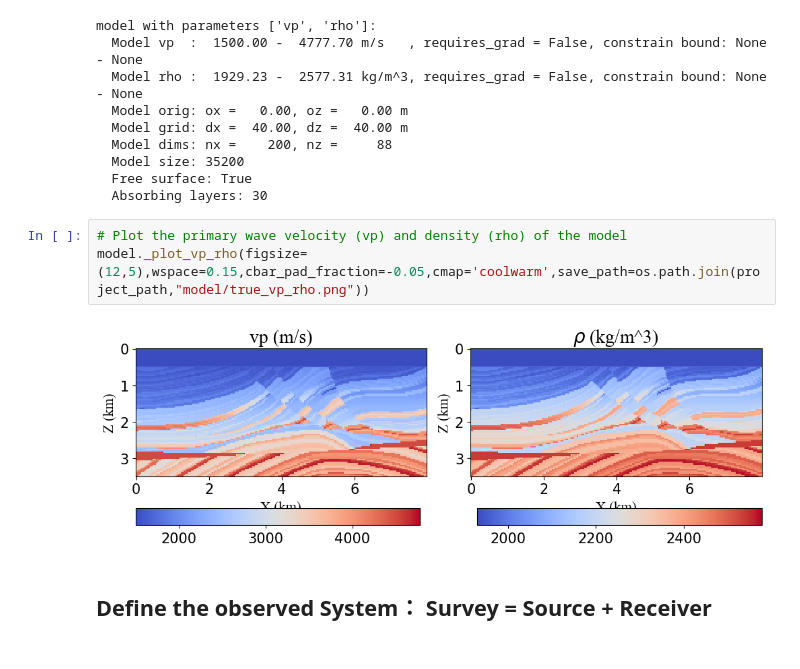
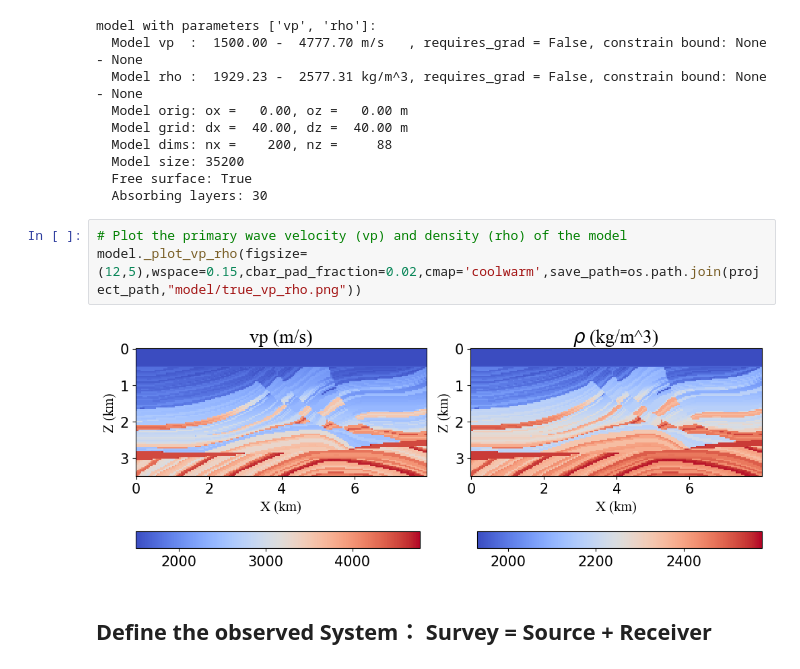
Before and after one commit to liufeng2317/ADFWI, a Jupyter notebook: examples/acoustic/01-model-test/01-Marmousi2/01_forward.ipynb, the cells around one changed output. Saved outputs shown, nothing was run; the diff lists cells and outputs as text.

```diff
--- a/examples/acoustic/01-model-test/01-Marmousi2/01_forward.ipynb
+++ b/examples/acoustic/01-model-test/01-Marmousi2/01_forward.ipynb
@@ -78,9 +78,9 @@ model with parameters ['vp', 'rho']:
   Absorbing layers: 30
 # %%
 # Plot the primary wave velocity (vp) and density (rho) of the model
-model._plot_vp_rho(figsize=(12,5),wspace=0.15,cbar_pad_fraction=-0.05,cmap='coolwarm',save_path=os.path.join(project_path,"model/true_vp_rho.png"))
+model._plot_vp_rho(figsize=(12,5),wspace=0.15,cbar_pad_fraction=0.02,cmap='coolwarm',save_path=os.path.join(project_path,"model/true_vp_rho.png"))
 # %% [output]
-[figure, old version]
+[figure, new version]
 # %% [markdown]
 ## Define the observed System： Survey = Source + Receiver
 # %%
```
Also changed, not shown: 63 other files.
